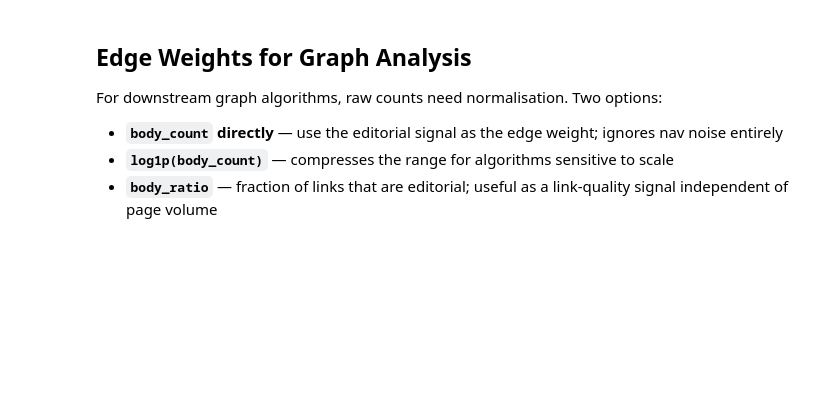
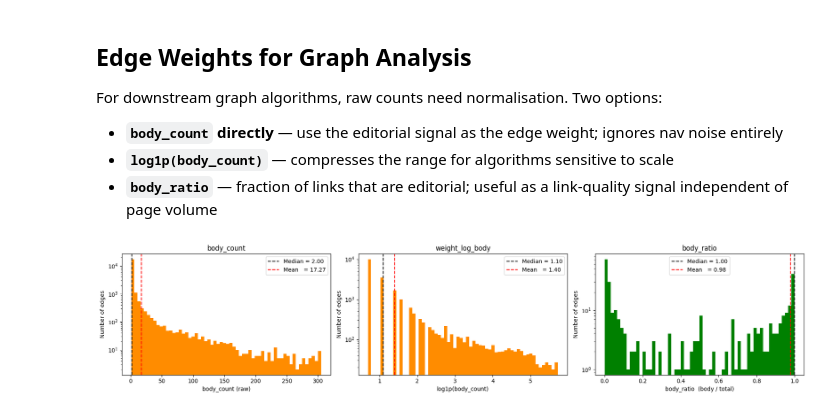
Before and after one commit to PeterCarragher/cc-webgraph-weighted, a Jupyter notebook: news_links_analysis.ipynb, the cells around one changed output. Cells and saved outputs as stored; diff of their text form; code cells hidden in the pictures; blank space fills up the shorter version.

Commit message:
results

```diff
--- a/news_links_analysis.ipynb
+++ b/news_links_analysis.ipynb
@@ -16,7 +16,7 @@ import matplotlib.pyplot as plt
 import matplotlib.ticker as mticker
 import glob
 
-files = glob.glob('../results/news_links/part-*.parquet')
+files = glob.glob('results/domain_links/part-*.parquet')
 df = pd.concat([pd.read_parquet(f) for f in files], ignore_index=True)
 
 # Total link count across all categories
@@ -228,24 +296,28 @@ For downstream graph algorithms, raw counts need normalisation. Two options:
 - **`body_ratio`** — fraction of links that are editorial; useful as a link-quality signal independent of page volume
 # %%
 df['weight_log_body'] = np.log1p(df['body_count'])
+
 
 fig, axes = plt.subplots(1, 3, figsize=(18, 4))
 
 for ax, col, color, xlabel in [
     (axes[0], 'body_count',      'darkorange', 'body_count (raw)'),
     (axes[1], 'weight_log_body', 'darkorange', 'log1p(body_count)'),
     (axes[2], 'body_ratio',      'green',      'body_ratio  (body / total)'),
 ]:
     data = df[col].dropna()
-    ax.hist(data[data > 0], bins=60, color=color, edgecolor='none')
+    ax.hist(data[(data > 0) & (data < data.quantile(0.99))], bins=60, color=color, edgecolor='none')
     ax.axvline(data.median(), color='black', linestyle='--',
                label=f"Median = {data.median():.2f}")
     ax.axvline(data.mean(),   color='red',   linestyle='--',
                label=f"Mean   = {data.mean():.2f}")
     ax.set_xlabel(xlabel)
+    ax.set_yscale('log')
     ax.set_ylabel('Number of edges')
     ax.set_title(col)
     ax.legend()
 
 plt.tight_layout()
 plt.show()
+# %% [output]
+[figure, added]
```
Also changed, not shown: parts of 9 cells of this notebook.
